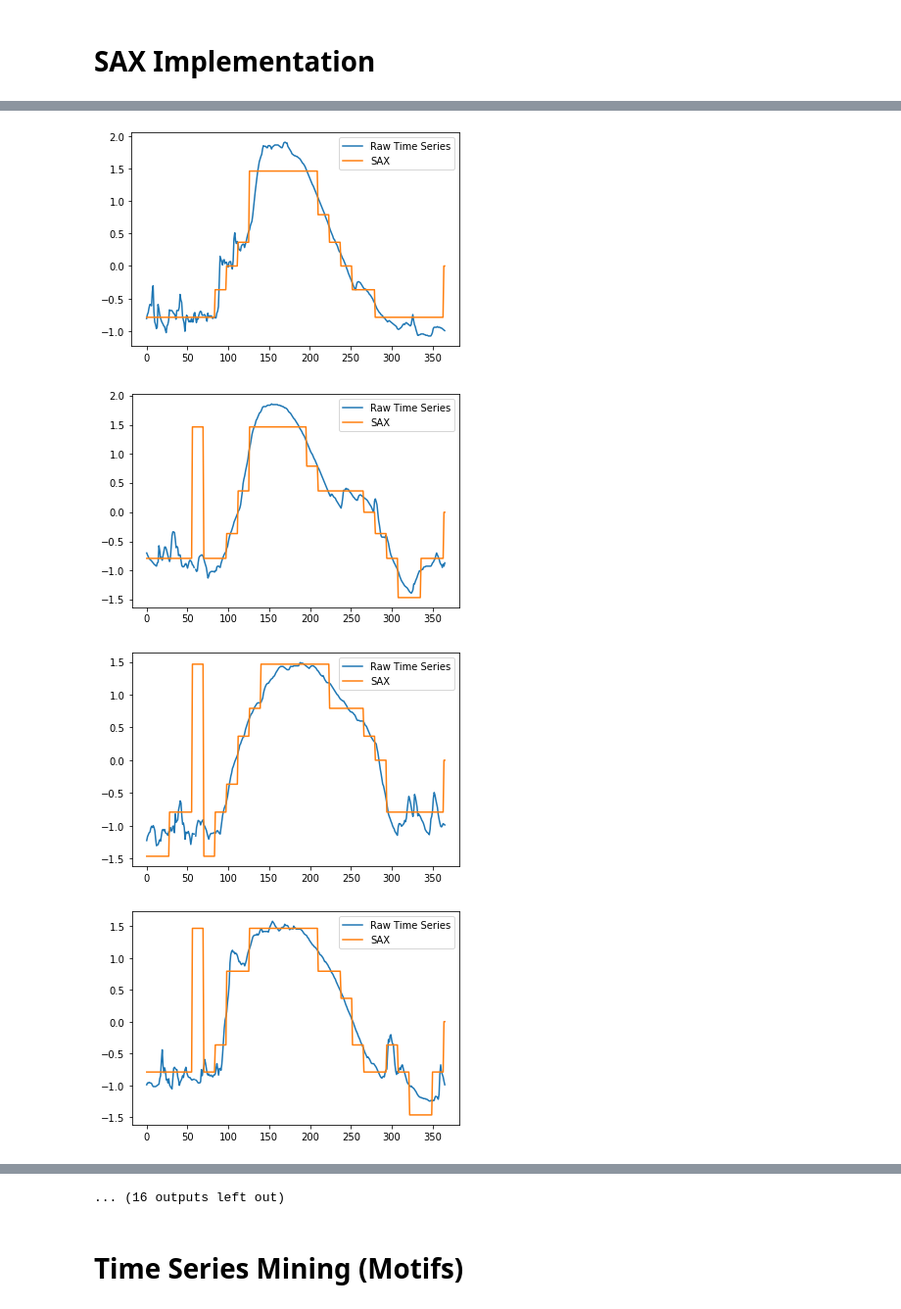
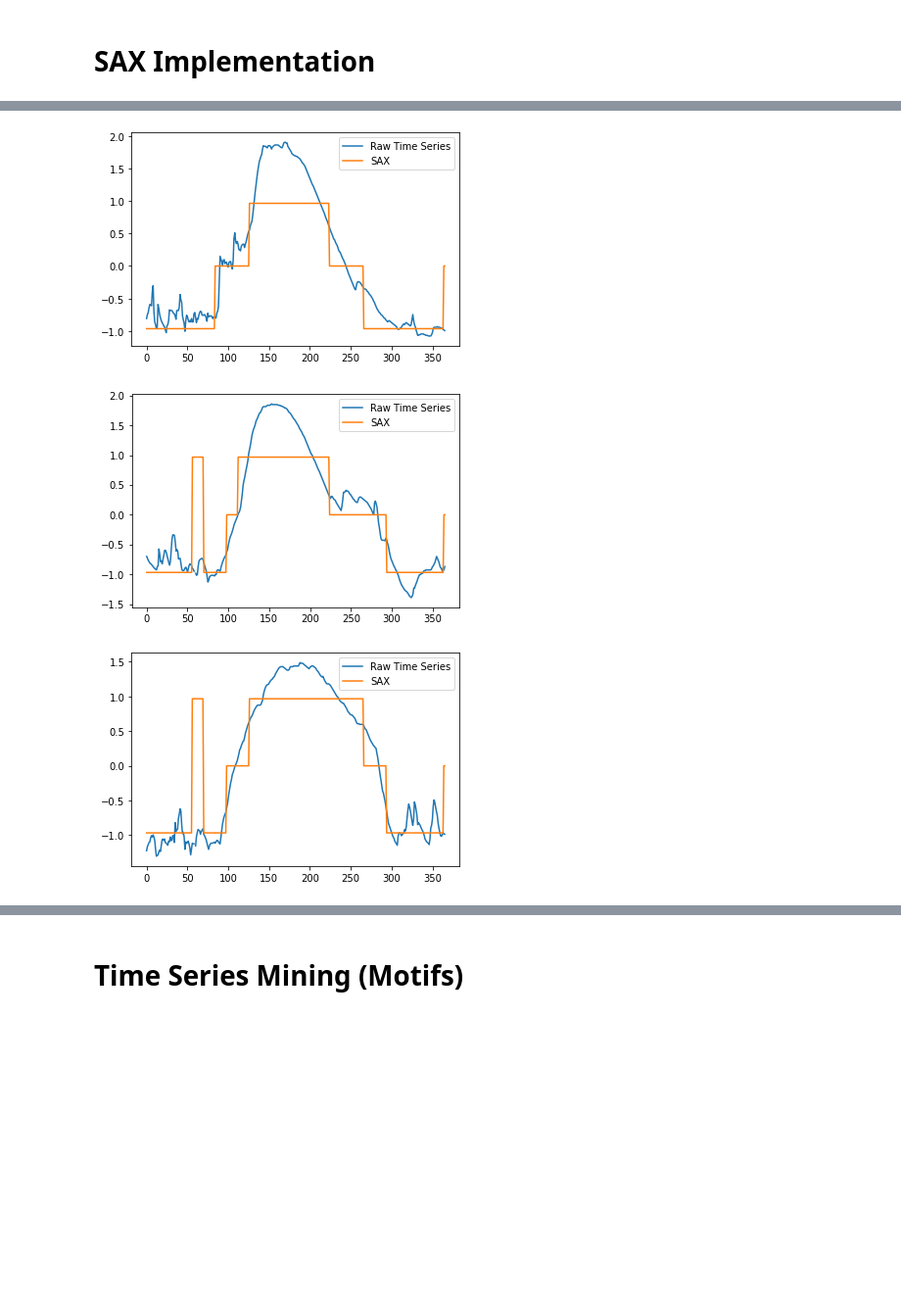
Before and after one commit to FethiBen27/Time-Sires-Mining, a Jupyter notebook: Time Sires .ipynb, the cells around one changed output, grey strips where cells are left out. Shown at 98% size. Saved outputs shown, nothing was run; the diff lists cells and outputs as text; code cells hidden in the pictures; blank space fills up the shorter version.

```diff
--- a/Time Sires .ipynb
+++ b/Time Sires .ipynb
@@ -29,7 +24,7 @@ array([<AxesSubplot:>, <AxesSubplot:>, <AxesSubplot:>, <AxesSubplot:>,
 # SAX Implementation
 # %%
 segment = 26
-symbol = 7
+symbol = 3
 anne = 2017
 sax_data = {}
 
@@ -53,4 +48,3 @@ for i in range(df.shape[1]):
-[figure, old version]
+[figure, new version]
-[figure, old version]
+[figure, new version]
-[figure, old version]
+[figure, new version]
-[figure, removed]
@@ -64,4 +51,3 @@ for i in range(df.shape[1]):
-... (16 outputs left out)
 # %% [markdown]
 # Time Series Mining (Motifs)
 # %% [markdown]
```
Also changed, not shown: parts of 5 cells of this notebook, 4 other files.
